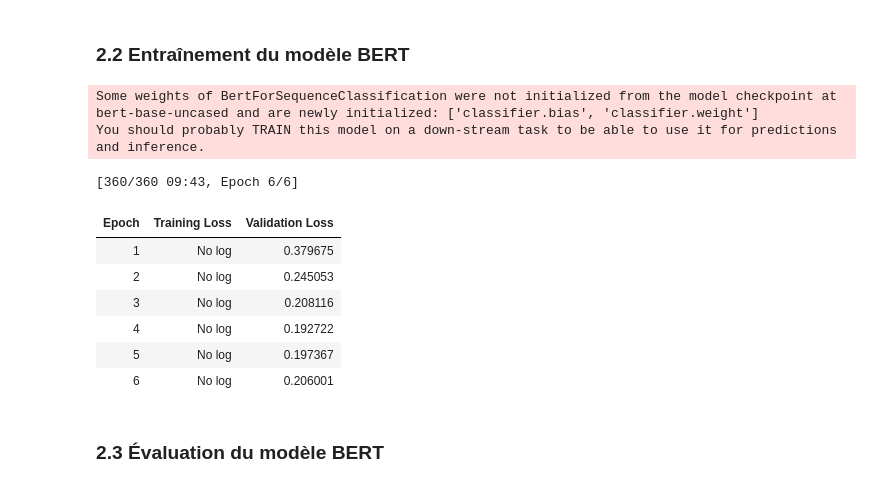
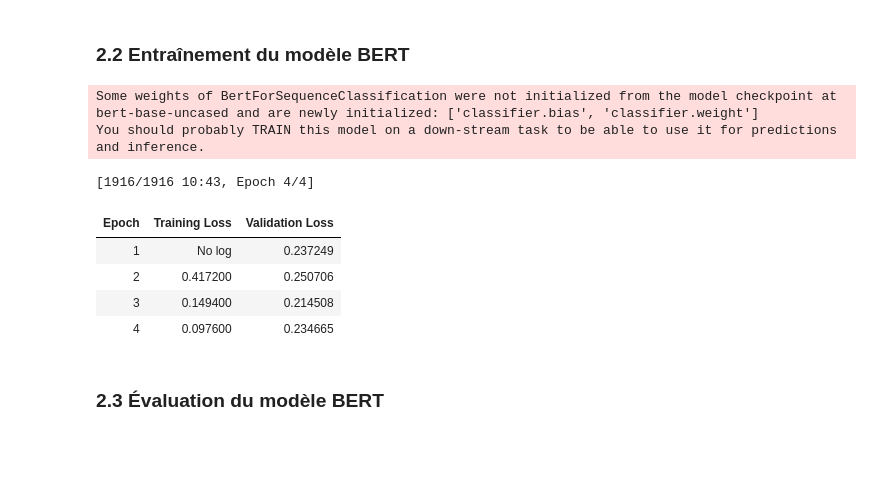
Before and after one commit to XavyShmore/tp2_nlp, a Jupyter notebook: t1_classification_nova.ipynb, the cells around one changed output. Saved outputs shown, nothing was run; the diff lists cells and outputs as text; code cells hidden in the pictures; blank space fills up the shorter version.

```diff
--- a/t1_classification_nova.ipynb
+++ b/t1_classification_nova.ipynb
@@ -132,21 +126,22 @@ train_dataset, dev_dataset, test_dataset = tokenize_all_dataset(train_dataset, d
 # %%
 from transformers import AutoModelForSequenceClassification, Trainer, TrainingArguments
 model_path = "nlp_tp2_models/nova/bert"
+# %%
+bert_train_args = TrainingArguments(
+    output_dir=model_path + "/checkpoints",   # Dossier de sauvegarde
+    eval_strategy="epoch",
+    save_strategy="epoch",
+    learning_rate=2e-5,
+    optim="adamw_torch",
+    per_device_train_batch_size=16,  # Taille des lots (baisser si erreur mémoire GPU)
+    per_device_eval_batch_size=8,
+    num_train_epochs=4,
+    weight_decay=0.01
+  )
 # %%
-def trainModel(model_id, model_path, train_dataset, eval_dataset):
+def trainModel(model_id, model_path, train_dataset, eval_dataset, args):
   model = AutoModelForSequenceClassification.from_pretrained(model_id, num_labels=4, id2label=id2label, label2id=label2id)
 
-  args = TrainingArguments(
-    output_dir=model_path + "/checkpoints",   # Dossier de sauvegarde
-    eval_strategy="epoch",
-    save_strategy="epoch",
-    learning_rate=2e-5,
-    optim="adamw_torch",
-    per_device_train_batch_size=128,  # Taille des lots (baisser si erreur mémoire GPU)
-    per_device_eval_batch_size=256,
-    num_train_epochs=6,
-    weight_decay=0.01
-  )
   trainer = Trainer(
     model=model,
     args=args,
@@ -156,18 +151,16 @@ def trainModel(model_id, model_path, train_dataset, eval_dataset):
   trainer.train()
   return trainer
 # %%
-trainer = trainModel(model_id, model_path, train_dataset, dev_dataset)
+trainer = trainModel(model_id, model_path, train_dataset, dev_dataset, bert_train_args)
 # %% [output]
 Some weights of BertForSequenceClassification were not initialized from the model checkpoint at bert-base-uncased and are newly initialized: ['classifier.bias', 'classifier.weight']
 You should probably TRAIN this model on a down-stream task to be able to use it for predictions and inference.
-[360/360 09:43, Epoch 6/6]
+[1916/1916 10:43, Epoch 4/4]
 | Epoch | Training Loss | Validation Loss |
-| 1 | No log | 0.379675 |
-| 2 | No log | 0.245053 |
-| 3 | No log | 0.208116 |
-| 4 | No log | 0.192722 |
-| 5 | No log | 0.197367 |
-| 6 | No log | 0.206001 |
+| 1 | No log | 0.237249 |
+| 2 | 0.417200 | 0.250706 |
+| 3 | 0.149400 | 0.214508 |
+| 4 | 0.097600 | 0.234665 |
 # %%
 # Sauvegarder le modèle (le trainer contient le meilleur modèle car load_best_model_at_end=True)
 trainer.save_model(model_path)
```
Also changed, not shown: parts of 8 cells of this notebook.
